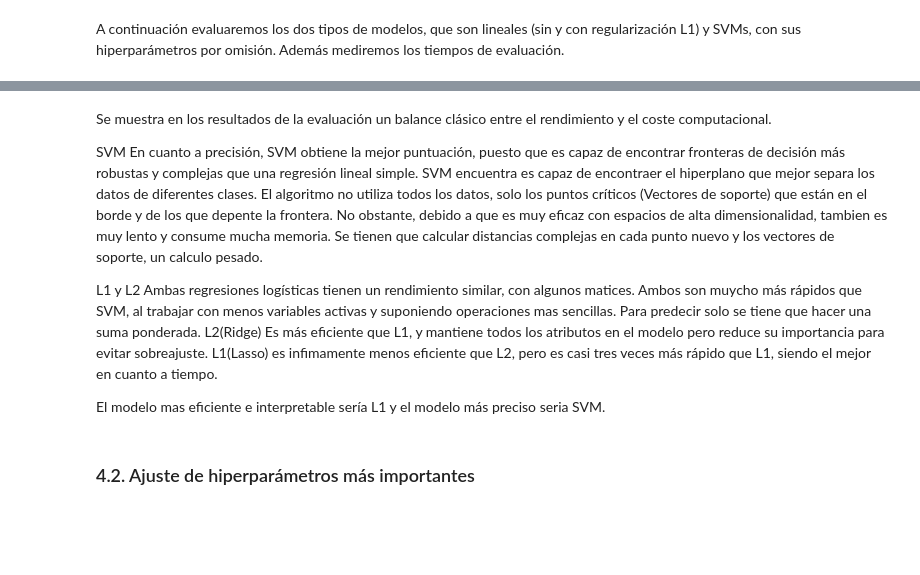
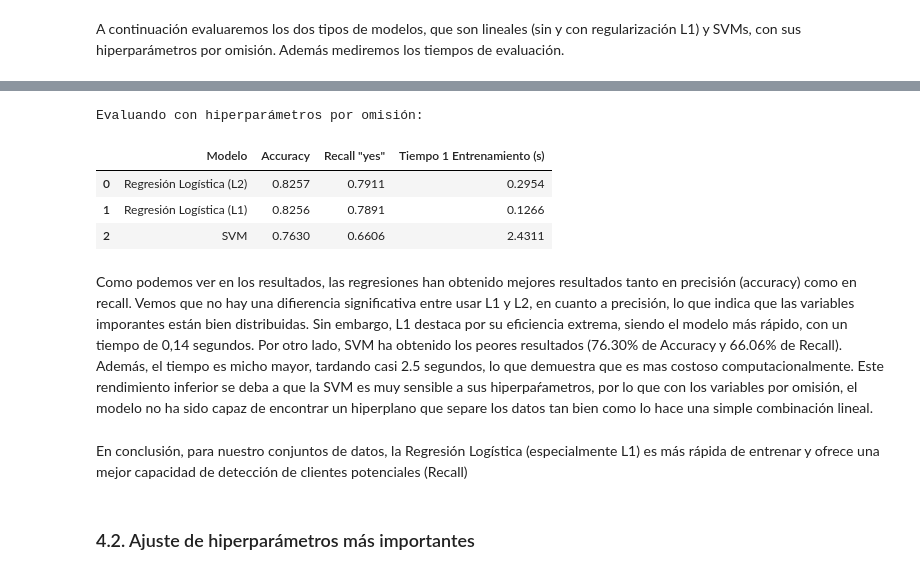
Before and after one commit to 100522155/Practica-Aprendizaje-autom-tico-g2, a Jupyter notebook: analisis.ipynb, the cells around one changed output, grey strips where cells are left out. Saved outputs shown, nothing was run; the diff lists cells and outputs as text; code cells hidden in the pictures; blank space fills up the shorter version.

Commit message:
punto 6 de la práctica terminado

```diff
--- a/analisis.ipynb
+++ b/analisis.ipynb
@@ -734,16 +691,68 @@ SVM - F1: 0.8390, Tiempo: 2.4988s
-# %% [markdown]
-Se muestra en los resultados de la evaluación un balance clásico entre el rendimiento y el coste computacional.
-
-SVM
-En cuanto a precisión, SVM obtiene la mejor puntuación, puesto que es capaz de encontrar fronteras de decisión más robustas y complejas que una regresión lineal simple.
-SVM encuentra es capaz de encontraer el hiperplano que mejor separa los datos de diferentes clases. El algoritmo no utiliza todos los datos, solo los puntos críticos (Vectores de soporte) que están en el borde y de los que depente la frontera.
-No obstante, debido a que es muy eficaz con espacios de alta dimensionalidad, tambien es muy lento y consume mucha memoria. Se tienen que calcular distancias complejas en cada punto nuevo y los vectores de soporte, un calculo pesado.
-
-L1 y L2
-Ambas regresiones logísticas tienen un rendimiento similar, con algunos matices. Ambos son muycho más rápidos que SVM, al trabajar con menos variables activas y suponiendo operaciones mas sencillas. Para predecir solo se tiene que hacer una suma ponderada.
-L2(Ridge) Es más eficiente que L1, y mantiene todos los atributos en el modelo pero reduce su importancia para evitar sobreajuste. L1(Lasso) es infimamente menos eficiente que L2, pero es casi tres veces más rápido que L1, siendo el mejor en cuanto a tiempo.
-
-El modelo mas eficiente e interpretable sería L1 y el modelo más preciso seria SVM.
+# %%
+import time
+import pandas as pd
+import warnings
+from sklearn.linear_model import LogisticRegression
+from sklearn.svm import SVC
+from sklearn.model_selection import cross_val_score
+from sklearn.metrics import make_scorer, recall_score
+warnings.filterwarnings("ignore", category=FutureWarning)
+warnings.filterwarnings("ignore", category=UserWarning)
+
+modelos = {
+    'Regresión Logística (L2)': Pipeline([
+        ('prepro', preprocessor),
+        ('scaler', RobustScaler()),
+        ('clf', LogisticRegression(max_iter=1000, random_state=NIA))
+    ]),
+    'Regresión Logística (L1)': Pipeline([
+        ('prepro', preprocessor),
+        ('scaler', RobustScaler()),
+        ('clf', LogisticRegression(penalty='l1', solver='liblinear', max_iter=1000, random_state=NIA))
+    ]),
+    'SVM': Pipeline([
+        ('prepro', preprocessor),
+        ('scaler', RobustScaler()),
+        ('clf', SVC(random_state=NIA))
+    ])
+}
+
+lista_resultados = []
+# Definimos Recall de la clase 'yes'
+scorer_recall_yes = make_scorer(recall_score, pos_label='yes')
+
+print("Evaluando con hiperparámetros por omisión:\n")
+for nombre, pipe in modelos.items():
+    # Medimos el tiempo de un solo entrenamiento
+    inicio_t = time.time()
+    pipe.fit(x_train, y_train)
+    tiempo_ent = time.time() - inicio_t
+
+    # Calculamos métricas usando Validación Cruzada (CV)
+    scores_acc = cross_val_score(pipe, x_train, y_train, cv=cv, scoring='accuracy')
+    scores_rec = cross_val_score(pipe, x_train, y_train, cv=cv, scoring=scorer_recall_yes)
+
+    lista_resultados.append({
+        'Modelo': nombre,
+        'Accuracy': round(scores_acc.mean(), 4),
+        'Recall "yes"': round(scores_rec.mean(), 4),
+        'Tiempo 1 Entrenamiento (s)': round(tiempo_ent, 4)
+    })
+
+# Representamos los resultados
+df_resultados = pd.DataFrame(lista_resultados)
+display(df_resultados)
+# %% [output]
+Evaluando con hiperparámetros por omisión:
+|  | Modelo | Accuracy | Recall "yes" | Tiempo 1 Entrenamiento (s) |
+| 0 | Regresión Logística (L2) | 0.8257 | 0.7911 | 0.2954 |
+| 1 | Regresión Logística (L1) | 0.8256 | 0.7891 | 0.1266 |
+| 2 | SVM | 0.7630 | 0.6606 | 2.4311 |
+# %% [markdown]
+Como podemos ver en los resultados, las regresiones han obtenido mejores resultados tanto en precisión (accuracy) como en recall. Vemos que no hay una difierencia significativa entre usar L1 y L2, en cuanto a precisión, lo que indica que las variables imporantes están bien distribuidas. Sin embargo, L1 destaca por su eficiencia extrema, siendo el modelo más rápido, con un tiempo de 0,14 segundos.
+Por otro lado, SVM ha obtenido los peores resultados (76.30% de Accuracy y 66.06% de Recall). Además, el tiempo es micho mayor, tardando casi 2.5 segundos, lo que demuestra que es mas costoso computacionalmente. Este rendimiento inferior se deba a que la SVM es muy sensible a sus hiperpaŕametros, por lo que con los variables por omisión, el modelo no ha sido capaz de encontrar un hiperplano que separe los datos tan bien como lo hace una simple combinación lineal.
+# %% [markdown]
+En conclusión, para nuestro conjuntos de datos, la Regresión Logística (especialmente L1) es más rápida de entrenar y ofrece una mejor capacidad de detección de clientes potenciales (Recall)
 # %% [markdown]
 ### 4.2. Ajuste de hiperparámetros más importantes
 # %% [markdown]
```
Also changed, not shown: parts of 27 cells of this notebook, 2 other files.
